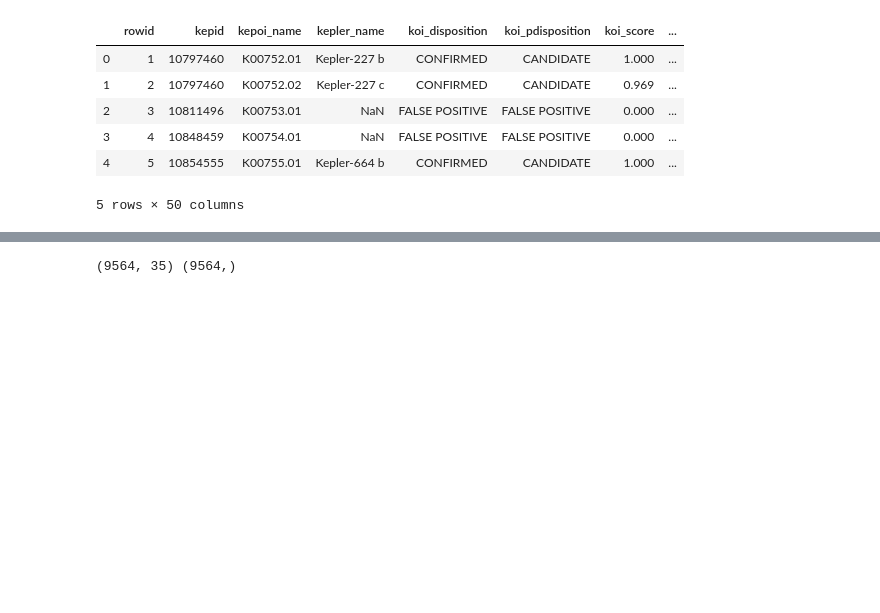
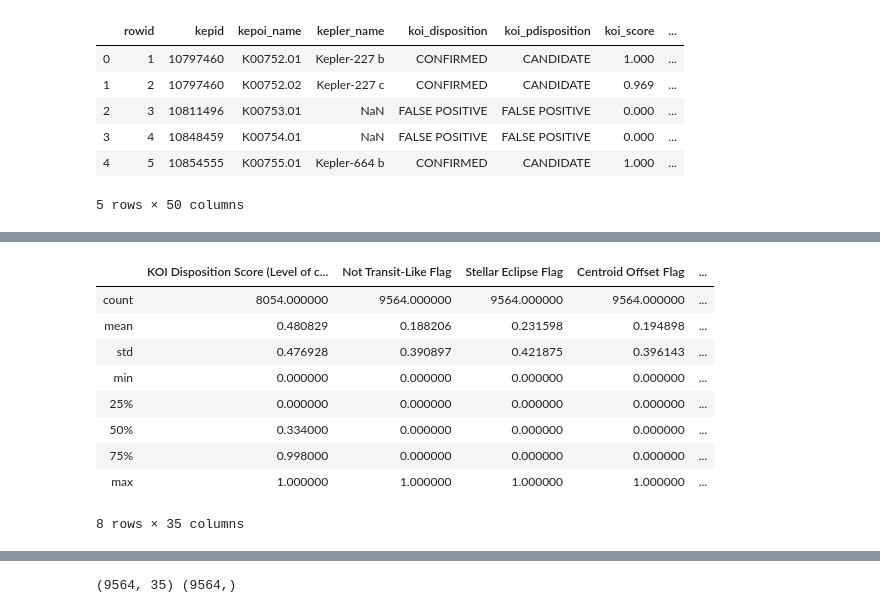
Before and after one commit to JosephTaylor3/machine-learning-challenge, a Jupyter notebook: Model1.ipynb, the cells around one changed output, grey strips where cells are left out. Cells and saved outputs as stored; diff of their text form; code cells hidden in the pictures; blank space fills up the shorter version.

```diff
--- a/Model1.ipynb
+++ b/Model1.ipynb
@@ -131,3 +130,22 @@ Index(['Kepler ID', 'Kepler Object of Interest Name',
        'Stellar Radious Negative Uncertainties', 'KIC Right Ascension',
        'KIC Declination', 'Kepler-band(mag)'],
       dtype='object')
+# %%
+# Drop any rows with NA values
+
+exoplanet_df.describe()
+
+
+# exoplanet_df = exoplanet_df.dropna(how='any')
+# exoplanet_df
+# %% [output]
+|  | KOI Disposition Score (Level of c... | Not Transit-Like Flag | Stellar Eclipse Flag | Centroid Offset Flag | ... |
+| count | 8054.000000 | 9564.000000 | 9564.000000 | 9564.000000 | ... |
+| mean | 0.480829 | 0.188206 | 0.231598 | 0.194898 | ... |
+| std | 0.476928 | 0.390897 | 0.421875 | 0.396143 | ... |
+| min | 0.000000 | 0.000000 | 0.000000 | 0.000000 | ... |
+| 25% | 0.000000 | 0.000000 | 0.000000 | 0.000000 | ... |
+| 50% | 0.334000 | 0.000000 | 0.000000 | 0.000000 | ... |
+| 75% | 0.998000 | 0.000000 | 0.000000 | 0.000000 | ... |
+| max | 1.000000 | 1.000000 | 1.000000 | 1.000000 | ... |
+8 rows × 35 columns
```
Also changed, not shown: parts of 17 cells of this notebook, 1 other file.
